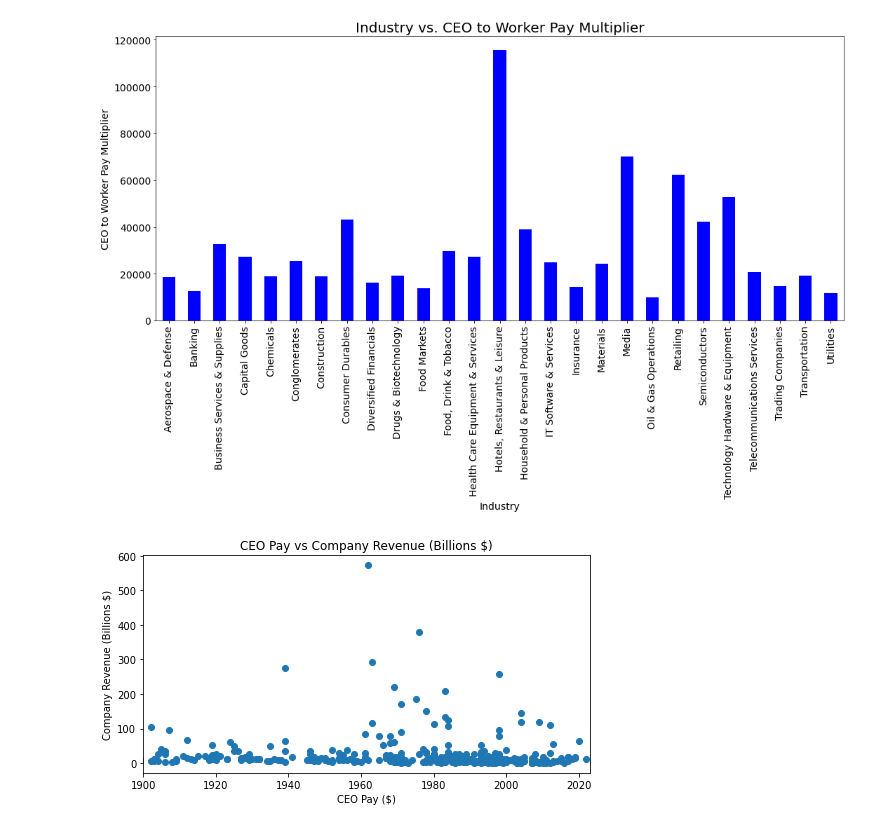
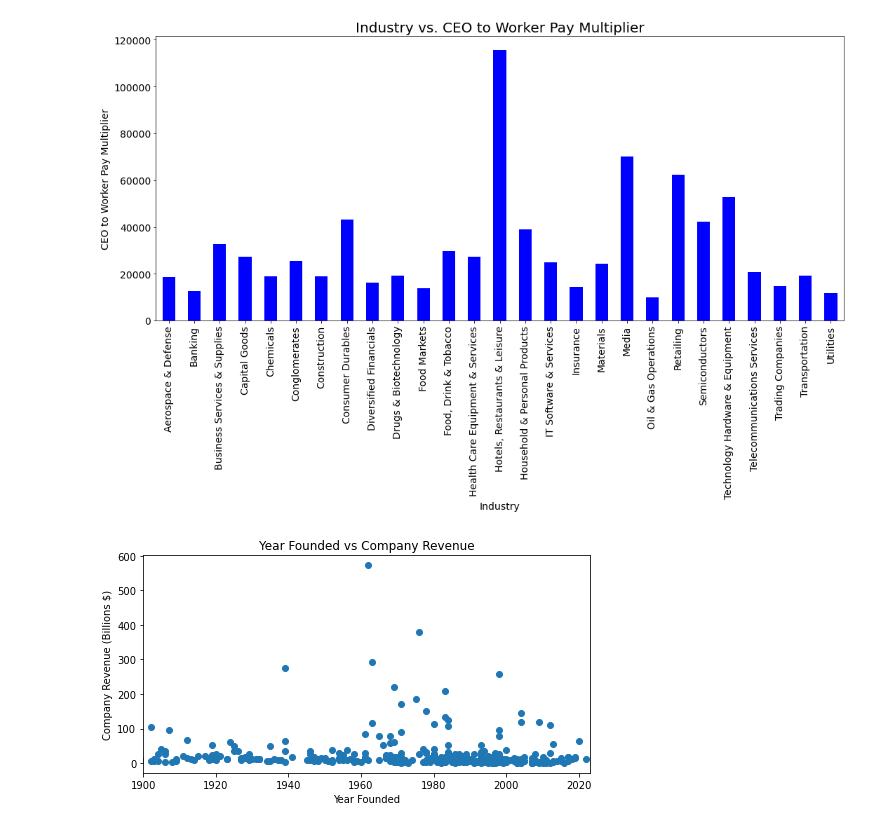
Before and after one commit to allison713/Group6_proj1, a Jupyter notebook: Data/datavisuals.ipynb, the cells around one changed output. Drawn from its saved outputs; the diff is of its cells as text; code cells hidden in the pictures.

```diff
--- a/Data/datavisuals.ipynb
+++ b/Data/datavisuals.ipynb
@@ -121,19 +199,19 @@ plt.show()
 # %%
 #Do companies founded before 1970 earn more than companies founded after 1970?
 #I picked 1970 arbitrarily lol it can change but you get what I'm going for
 #Need to change X axis range
 
 x_values = merged_df["Year Founded"]
 y_values = merged_df["Revenue (Billions)"]
 
 plt.figure(figsize = (8,4))
 plt.scatter(x_values,y_values)
-plt.xlabel("CEO Pay ($)")
+plt.xlabel("Year Founded")
 plt.ylabel("Company Revenue (Billions $)")
-plt.title("CEO Pay vs Company Revenue (Billions $)")
+plt.title("Year Founded vs Company Revenue")
 plt.xlim([1900, 2023])
 #plt.xticks(rotation=90)
 # Change x axis labels to plain numbers, other option is "scientific"
 plt.ticklabel_format(axis='x',style='plain')
 # %% [output]
-[figure, old version]
+[figure, new version]
```
Also changed, not shown: parts of 9 cells of this notebook.
